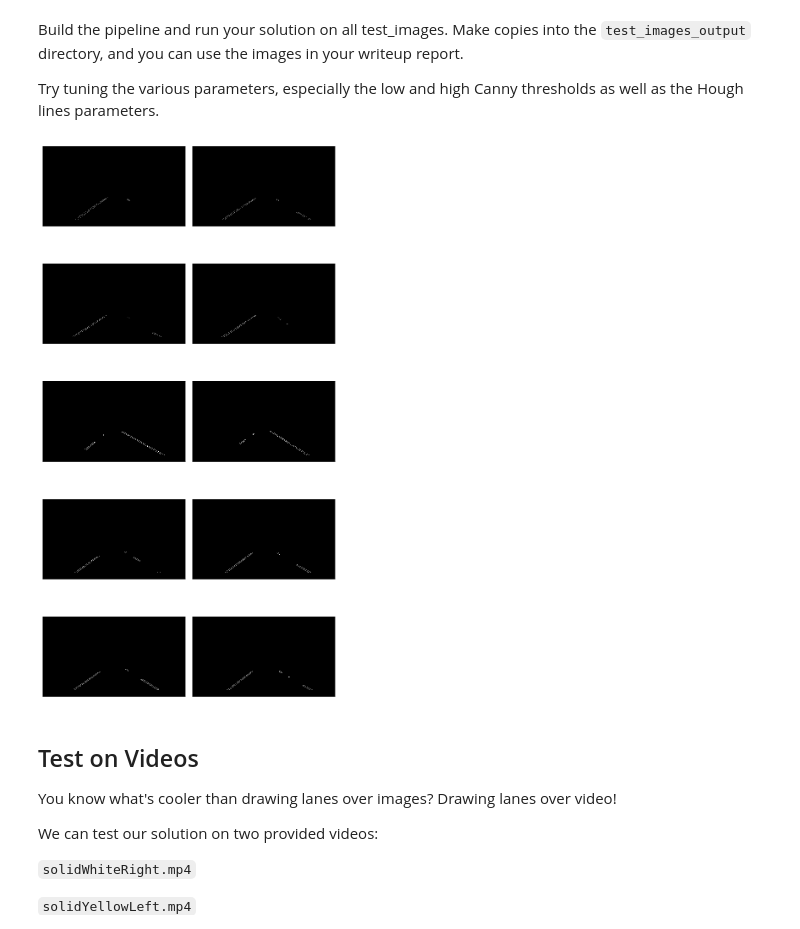
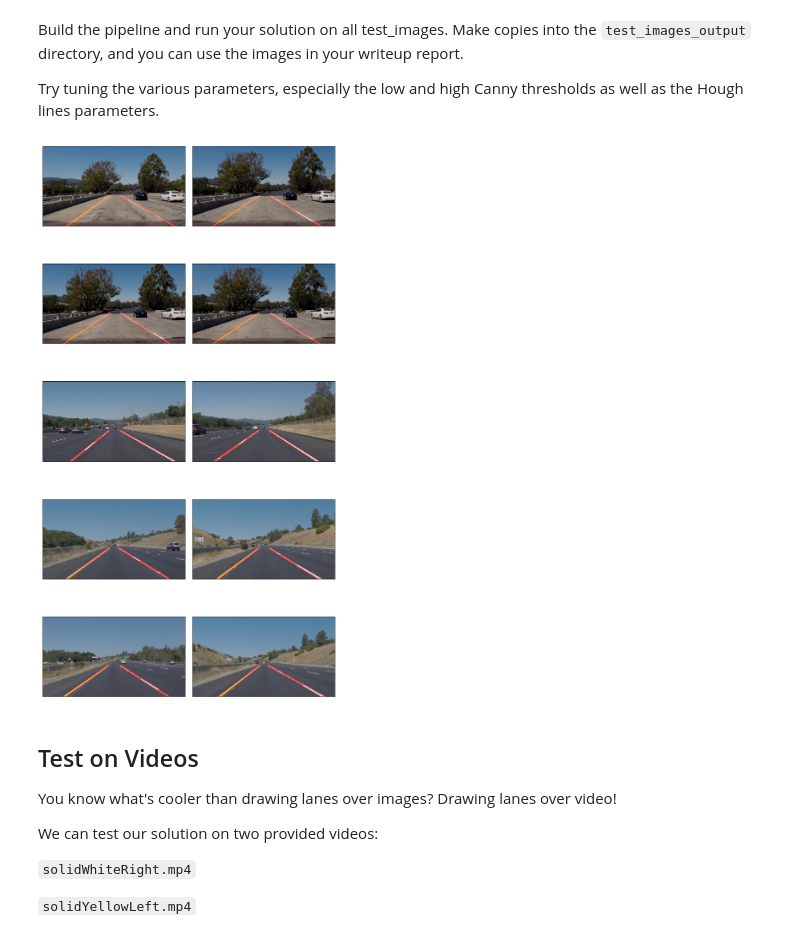
Before and after one commit to marcomarasca/SDCND-Road-Lanes, a Jupyter notebook: P1.ipynb, the cells around one changed output. Drawn from its saved outputs; the diff is of its cells as text; code cells hidden in the pictures.

```diff
--- a/P1.ipynb
+++ b/P1.ipynb
@@ -343,36 +343,36 @@ def process_image(img, mask_color = True):
 
     input_img = img
 
     if mask_color:
         input_img = color_mask(img)
 
     greyscale_img = grayscale(input_img)
 
     blurred_img = blur_image(greyscale_img)
 
     edge_img = detect_edges(blurred_img)
 
     masked_img = mask_roi(edge_img)
 
     lanes_img = detect_lanes(masked_img)
 
-    return masked_img
-    #return weighted_img(lanes_img, img)
+    #return masked_img
+    return weighted_img(lanes_img, img)
 
 def process_and_save(image, output_folder = "test_images_output"):
 
     file, img = image
     processed_img = process_image(img)
 
     save_image(processed_img, os.path.join(output_folder, file))
 
     return (file, processed_img)
 
 processed_images = list(map(process_and_save, images))
 
 plot_images(processed_images)
 # %% [output]
-[figure, old version]
+[figure, new version]
 # %% [markdown]
 ## Test on Videos
 
```
Also changed, not shown: parts of 3 cells of this notebook, 12 other files.
